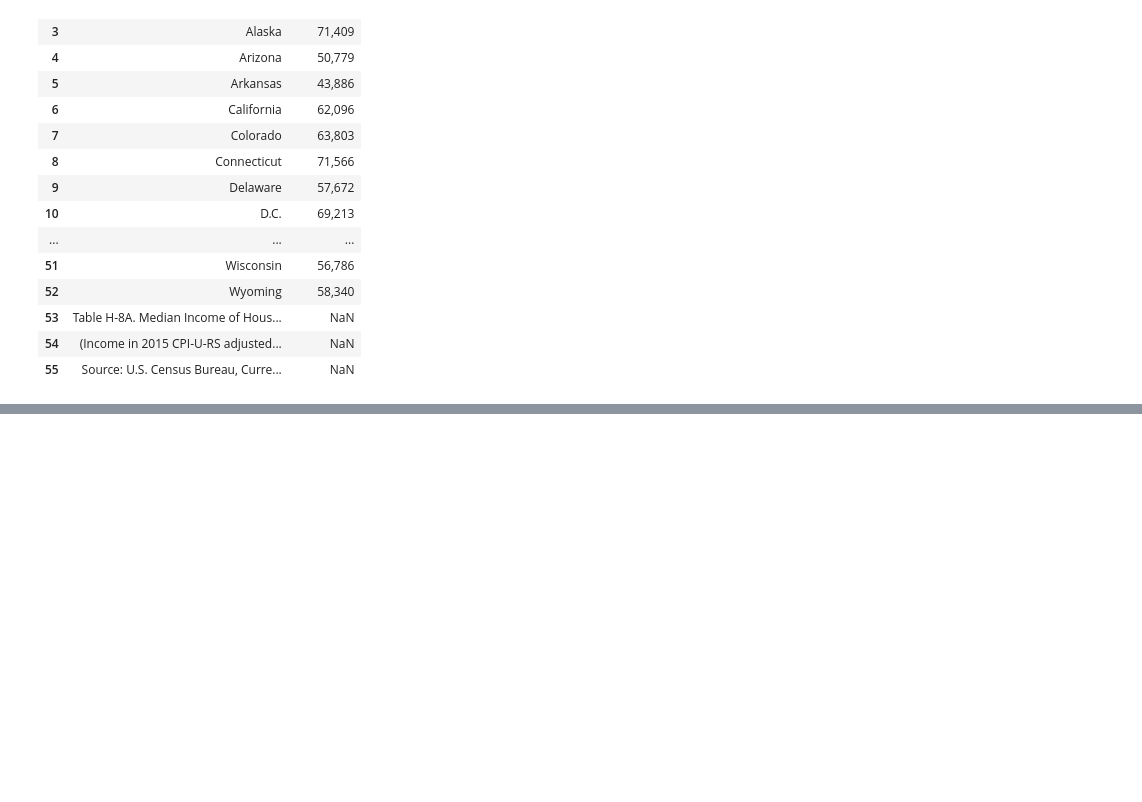
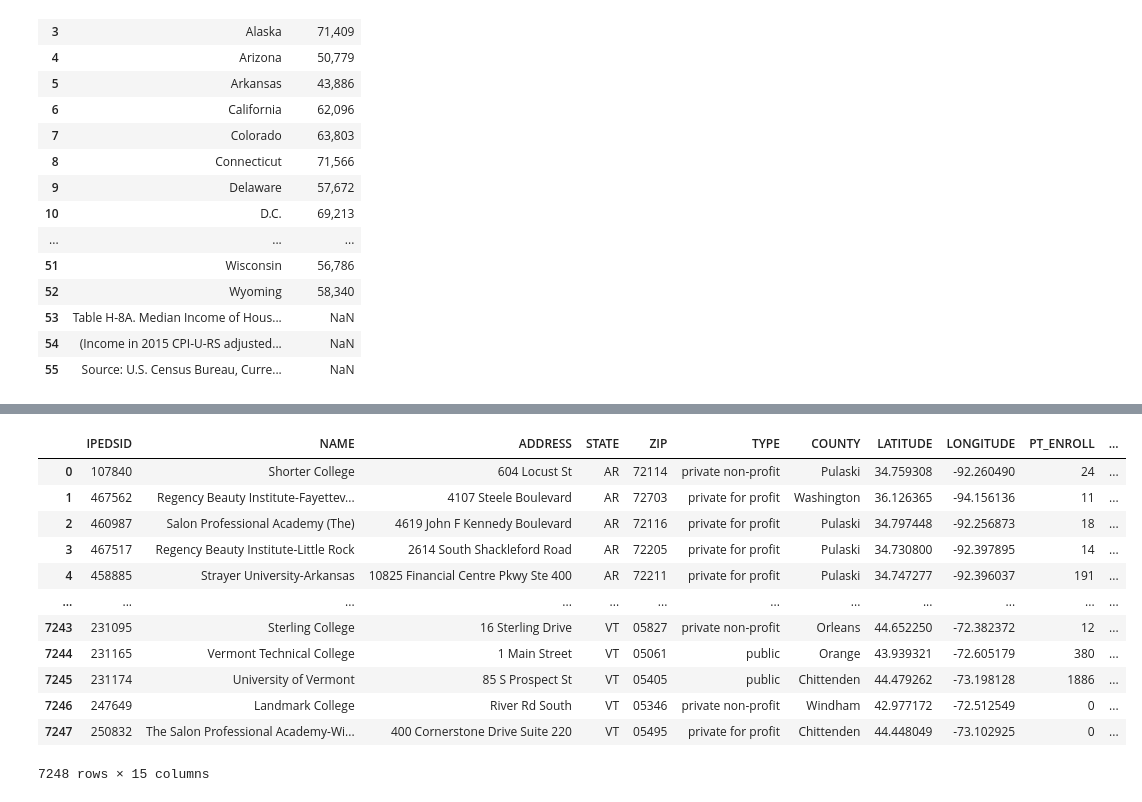
Before and after one commit to haziqfaiz-mmu/ds-project, a Jupyter notebook: Dataset2/College and Universities in the US.ipynb, the cells around one changed output, grey strips where cells are left out. Drawn from its saved outputs; the diff is of its cells as text; code cells hidden in the pictures; blank space fills up the shorter version.

```diff
--- a/Dataset2/College and Universities in the US.ipynb
+++ b/Dataset2/College and Universities in the US.ipynb
@@ -115,0 +138,4 @@ household_income
+# %%
+#drop last 3 row
+household_income = household_income.drop(household_income.index[-3:])
+household_income.index[-3:]
@@ -115,0 +144,5 @@ household_income
+# %%
+for column in household_income:
+    if household_income[column].dtypes == "object":
+        household_income[column] = household_income[column].str.strip()
+household_income
@@ -115,0 +246,5 @@ household_income
+# %%
+for column in df:
+    if df[column].dtypes == "object":
+        df[column] = df[column].str.strip()
+df
@@ -115,0 +265,19 @@ household_income
+# %%
+mergeddf = pd.merge(df,household_income,on =["STATE"])
+# %%
+mergeddf=mergeddf.rename(columns={"Median Household Income":"INCOME"})
+mergeddf
+# %% [output]
+|  | IPEDSID | NAME | ADDRESS | STATE | ZIP | TYPE | COUNTY | LATITUDE | LONGITUDE | PT_ENROLL | ... |
+| 0 | 107840 | Shorter College | 604 Locust St | AR | 72114 | private non-profit | Pulaski | 34.759308 | -92.260490 | 24 | ... |
+| 1 | 467562 | Regency Beauty Institute-Fayettev... | 4107 Steele Boulevard | AR | 72703 | private for profit | Washington | 36.126365 | -94.156136 | 11 | ... |
+| 2 | 460987 | Salon Professional Academy (The) | 4619 John F Kennedy Boulevard | AR | 72116 | private for profit | Pulaski | 34.797448 | -92.256873 | 18 | ... |
+| 3 | 467517 | Regency Beauty Institute-Little Rock | 2614 South Shackleford Road | AR | 72205 | private for profit | Pulaski | 34.730800 | -92.397895 | 14 | ... |
+| 4 | 458885 | Strayer University-Arkansas | 10825 Financial Centre Pkwy Ste 400 | AR | 72211 | private for profit | Pulaski | 34.747277 | -92.396037 | 191 | ... |
+| ... | ... | ... | ... | ... | ... | ... | ... | ... | ... | ... | ... |
+| 7243 | 231095 | Sterling College | 16 Sterling Drive | VT | 05827 | private non-profit | Orleans | 44.652250 | -72.382372 | 12 | ... |
+| 7244 | 231165 | Vermont Technical College | 1 Main Street | VT | 05061 | public | Orange | 43.939321 | -72.605179 | 380 | ... |
+| 7245 | 231174 | University of Vermont | 85 S Prospect St | VT | 05405 | public | Chittenden | 44.479262 | -73.198128 | 1886 | ... |
+| 7246 | 247649 | Landmark College | River Rd South | VT | 05346 | private non-profit | Windham | 42.977172 | -72.512549 | 0 | ... |
+| 7247 | 250832 | The Salon Professional Academy-Wi... | 400 Cornerstone Drive Suite 220 | VT | 05495 | private for profit | Chittenden | 44.448049 | -73.102925 | 0 | ... |
+7248 rows × 15 columns
```
Also changed, not shown: parts of 7 cells of this notebook, 3 other files.
